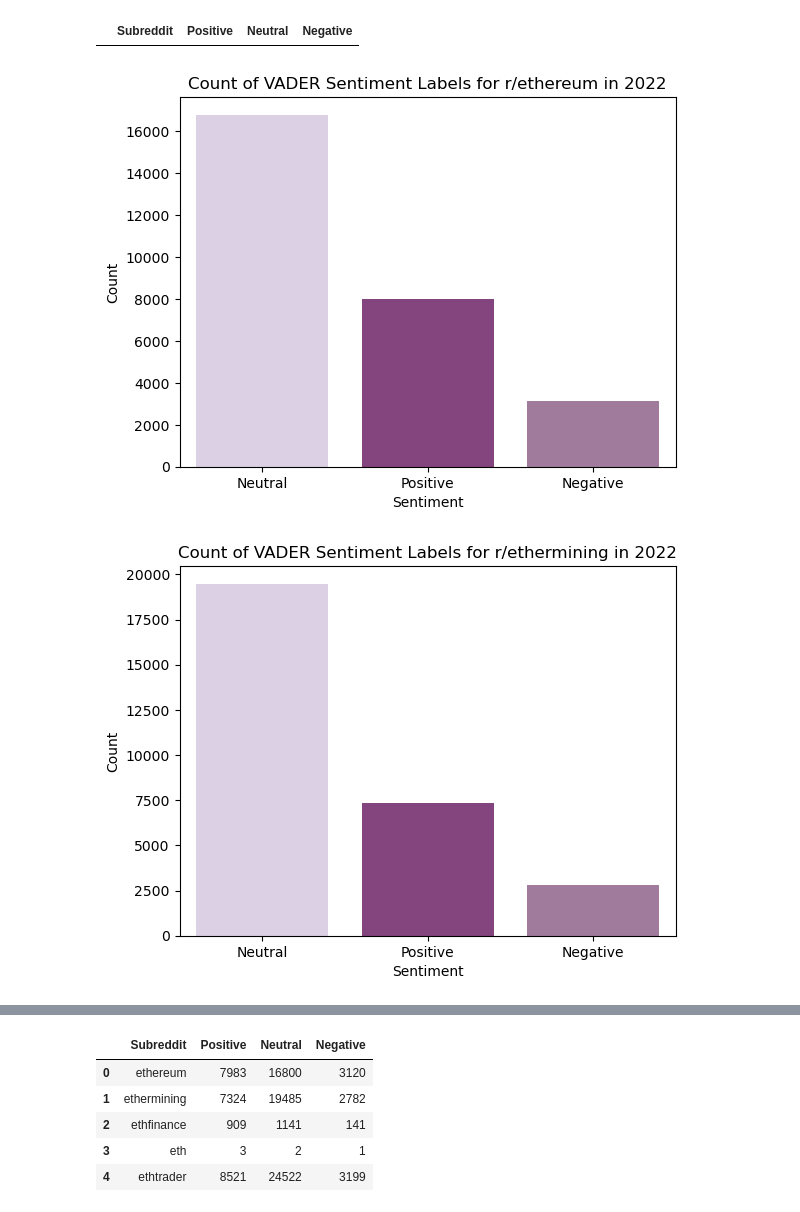
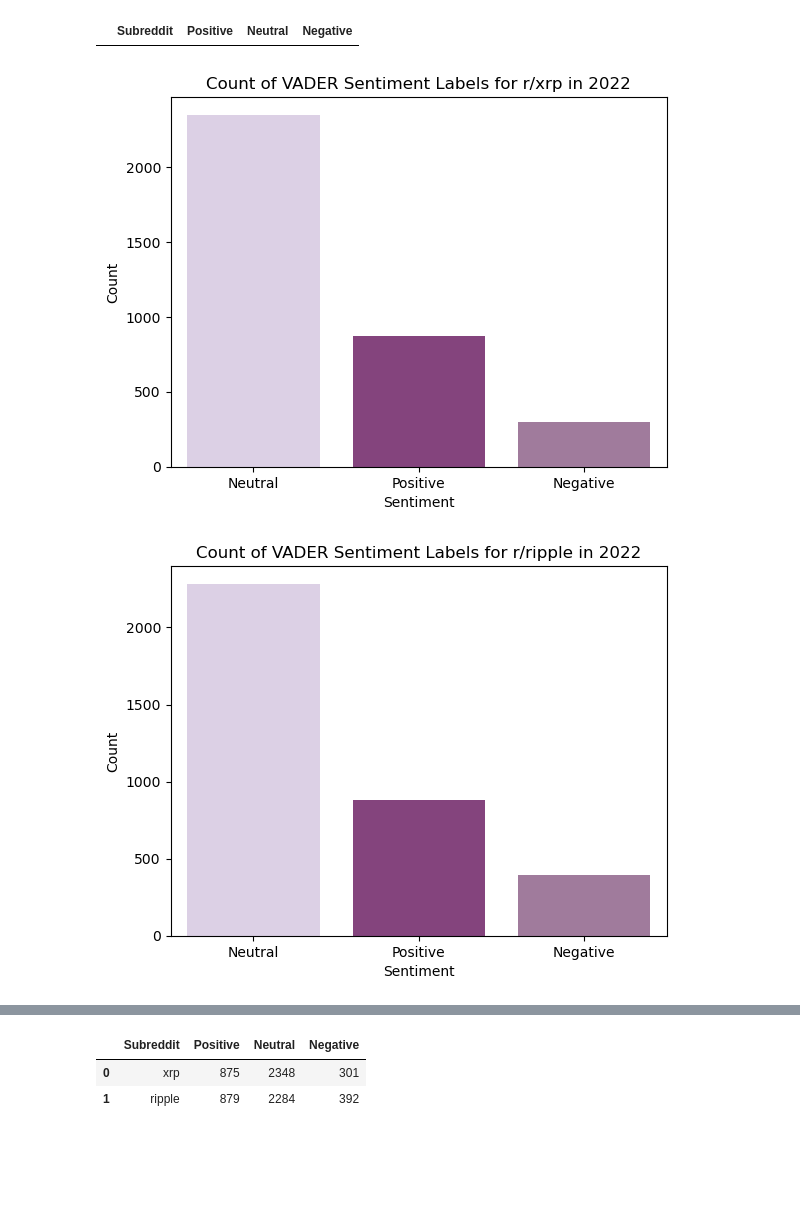
Before and after one commit to niks16/MasterThesis, a Jupyter notebook: comment_sentiment_vader.ipynb, the cells around one changed output, grey strips where cells are left out. Cells and saved outputs as stored; diff of their text form; code cells hidden in the pictures; blank space fills up the shorter version.

```diff
--- a/comment_sentiment_vader.ipynb
+++ b/comment_sentiment_vader.ipynb
@@ -38,6 +29,10 @@ crypto = 'crypto_ethereum'
 # %%
-list_subs = ['ethereum','ethermining','ethfinance','eth','ethtrader']
-subreddit = 'ethereum'
+# list_subs = ['bitcoin','bitcoinbeginners','bitcoinmarkets','bitcoinmining','btc']
+# subreddit = 'bitcoin'
+# list_subs = ['ethereum','ethermining','ethfinance','eth','ethtrader']
+# subreddit = 'ethereum'
+list_subs = ['xrp','ripple']
+subreddit = 'ripple'
 # %%
 sentiment_counts = pd.DataFrame(columns=['Subreddit','Positive','Neutral','Negative'])
 sentiment_counts
@@ -80,29 +75,29 @@ colors = {'Negative': '#A675A1', 'Neutral': '#DCCDE8', 'Positive': '#8F3985'}
 # %%
 for subreddit in list_subs:
     df = pd.read_csv(f"Data/Cleaned_Data/{crypto}/submission_and_comments/{subreddit}_comment.csv")
     df['cleaned_text'] = df.apply(processText, axis=1)
     df['VADER_Score']=df['body'].map(lambda txt : analyzer.polarity_scores(txt)['compound'])
     df['VADER_Sentiment'] = df['VADER_Score'].apply(map_sentiment)
     try:
         pos_count = df['VADER_Sentiment'].value_counts()['Positive']
     except:
         pos_count = 0
     try:
         neg_count = df['VADER_Sentiment'].value_counts()['Negative']
     except:
         neg_count = 0
     try:
         neu_count = df['VADER_Sentiment'].value_counts()['Neutral']
     except:
         neu_count = 0
     sentiment_counts=sentiment_counts.append({'Subreddit':subreddit,'Positive':pos_count,'Negative':neg_count,'Neutral':neu_count},ignore_index=True)
     sns.countplot(data=df, x='VADER_Sentiment',palette=colors)
     plt.xlabel('Sentiment')
     plt.ylabel('Count')
     plt.title(f'Count of VADER Sentiment Labels for r/{subreddit} in 2022')
     plt.savefig(f"Data/Sentiment/{crypto}/VADER/plots/{subreddit}_comment_vader_sentiment.png")
     plt.show()
-    df[['id','posted_on','VADER_Score','VADER_Sentiment']].to_csv(f"Data/Sentiment/{crypto}/VADER/{subreddit}_comment_vader_sentiment.csv",index=False)
+    df.to_csv(f"Data/Sentiment/{crypto}/VADER/{subreddit}_comment_vader_sentiment.csv",index=False)
 # %% [output]
-[figure, old version]
+[figure, new version]
-[figure, old version]
+[figure, new version]
@@ -113,11 +105,8 @@ for subreddit in list_subs:
 sentiment_counts
 # %% [output]
 |  | Subreddit | Positive | Neutral | Negative |
-| 0 | ethereum | 7983 | 16800 | 3120 |
-| 1 | ethermining | 7324 | 19485 | 2782 |
-| 2 | ethfinance | 909 | 1141 | 141 |
-| 3 | eth | 3 | 2 | 1 |
-| 4 | ethtrader | 8521 | 24522 | 3199 |
+| 0 | xrp | 875 | 2348 | 301 |
+| 1 | ripple | 879 | 2284 | 392 |
 # %%
 df_melted = sentiment_counts.melt(id_vars='Subreddit', var_name='Sentiment', value_name='Counts')
 
```
Also changed, not shown: parts of 4 cells of this notebook, 27 other files.
